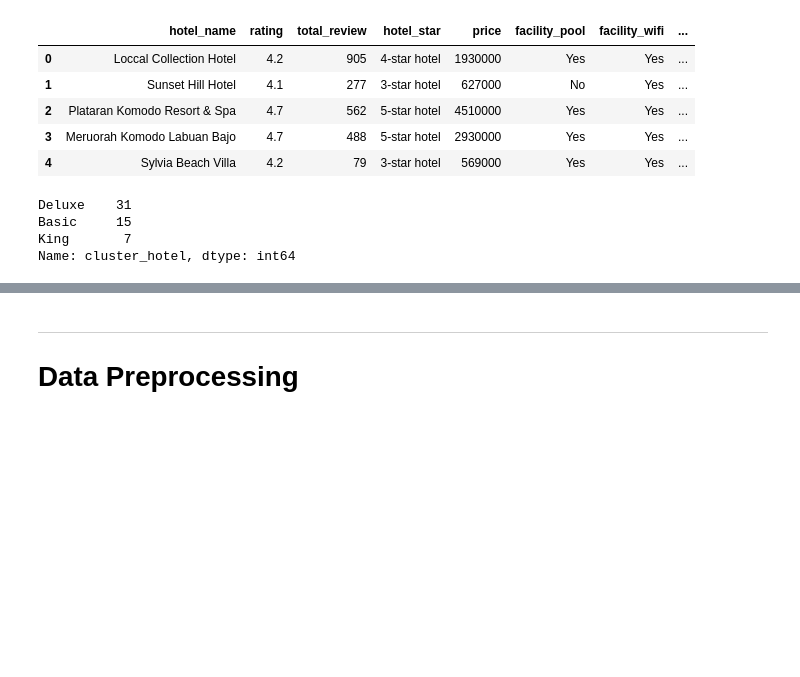
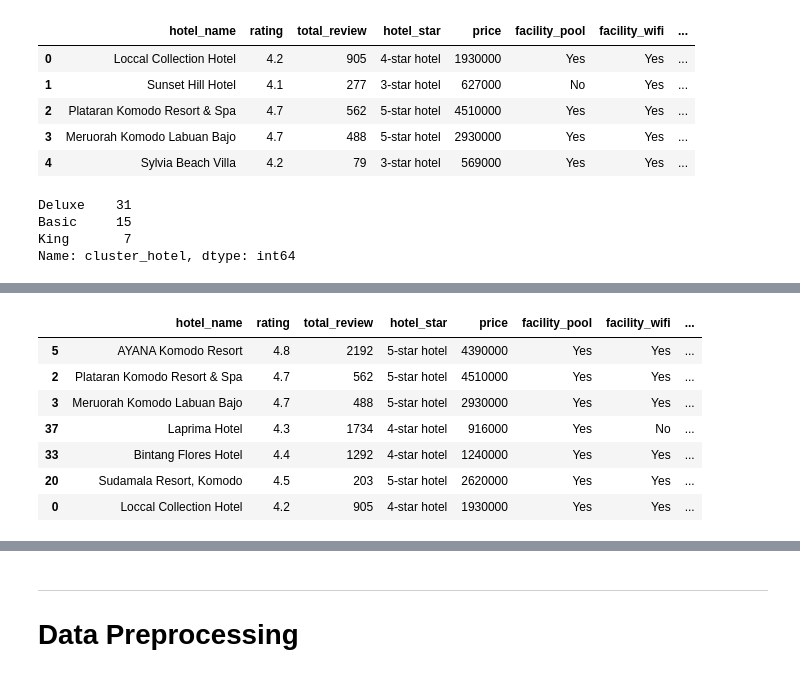
Before and after one commit to H8-Assignments-Bay/p2---final-project-group-005, a Jupyter notebook: model_hotel.ipynb, the cells around one changed output, grey strips where cells are left out. Drawn from its saved outputs; the diff is of its cells as text; code cells hidden in the pictures; blank space fills up the shorter version.

```diff
--- a/model_hotel.ipynb
+++ b/model_hotel.ipynb
@@ -266,0 +281,5 @@ df_hotel.to_csv('hotel_final.csv', index = False)
+# %%
+df_scaled = scaler.fit_transform(df_scaled)
+# %%
+scaled_df = pd.DataFrame(df_scaled, columns = ['rating_scaled','review_scaled'])
+scaled_df.head()
@@ -266,0 +293,16 @@ df_hotel.to_csv('hotel_final.csv', index = False)
+# %%
+# Merge dataframe inference dengan prediksi model
+df_hotel_final = pd.concat([df_hotel, scaled_df], axis = 1)
+# %%
+df_hotel_final['overall_score'] = df_hotel_final['rating_scaled'] * 0.7 + df_hotel_final['review_scaled'] * 0.3
+# %%
+df_hotel_final[df_hotel_final['cluster_hotel'] == 'King'].sort_values('overall_score', ascending=False)
+# %% [output]
+|  | hotel_name | rating | total_review | hotel_star | price | facility_pool | facility_wifi | ... |
+| 5 | AYANA Komodo Resort | 4.8 | 2192 | 5-star hotel | 4390000 | Yes | Yes | ... |
+| 2 | Plataran Komodo Resort & Spa | 4.7 | 562 | 5-star hotel | 4510000 | Yes | Yes | ... |
+| 3 | Meruorah Komodo Labuan Bajo | 4.7 | 488 | 5-star hotel | 2930000 | Yes | Yes | ... |
+| 37 | Laprima Hotel | 4.3 | 1734 | 4-star hotel | 916000 | Yes | No | ... |
+| 33 | Bintang Flores Hotel | 4.4 | 1292 | 4-star hotel | 1240000 | Yes | Yes | ... |
+| 20 | Sudamala Resort, Komodo | 4.5 | 203 | 5-star hotel | 2620000 | Yes | Yes | ... |
+| 0 | Loccal Collection Hotel | 4.2 | 905 | 4-star hotel | 1930000 | Yes | Yes | ... |
```
Also changed, not shown: parts of 11 cells of this notebook, 7 other files.
